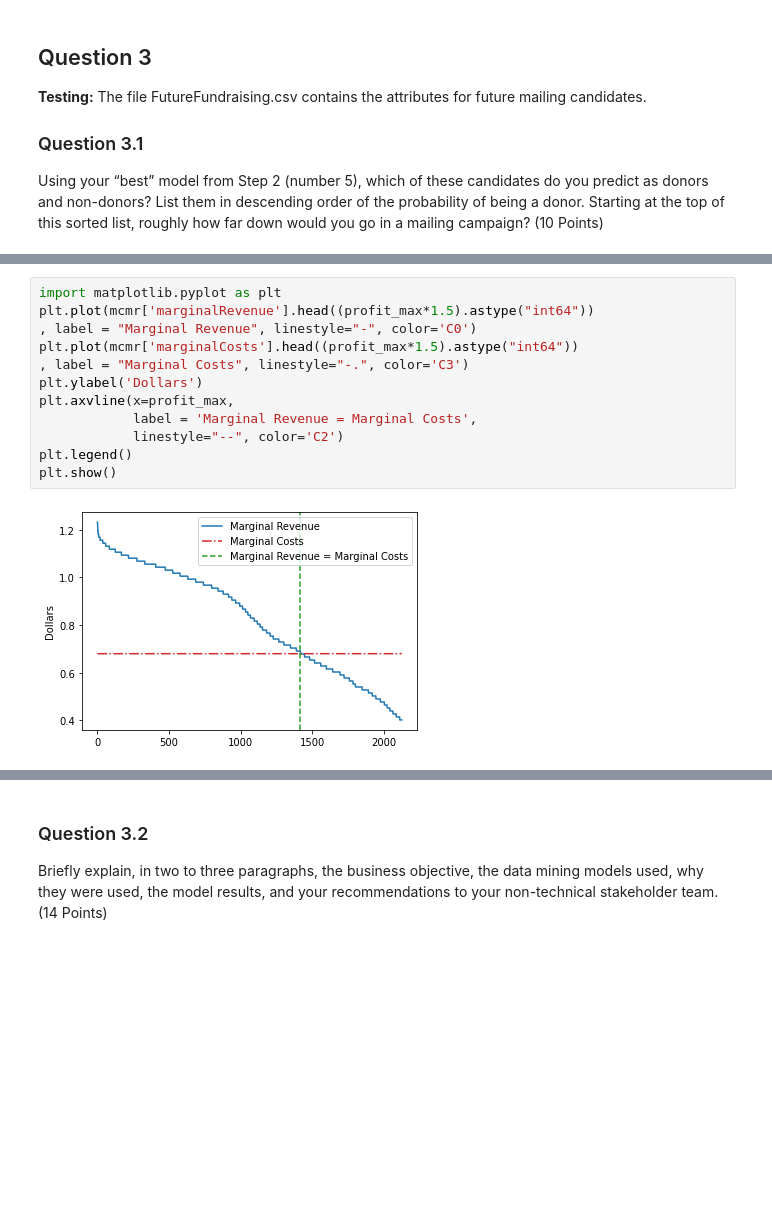
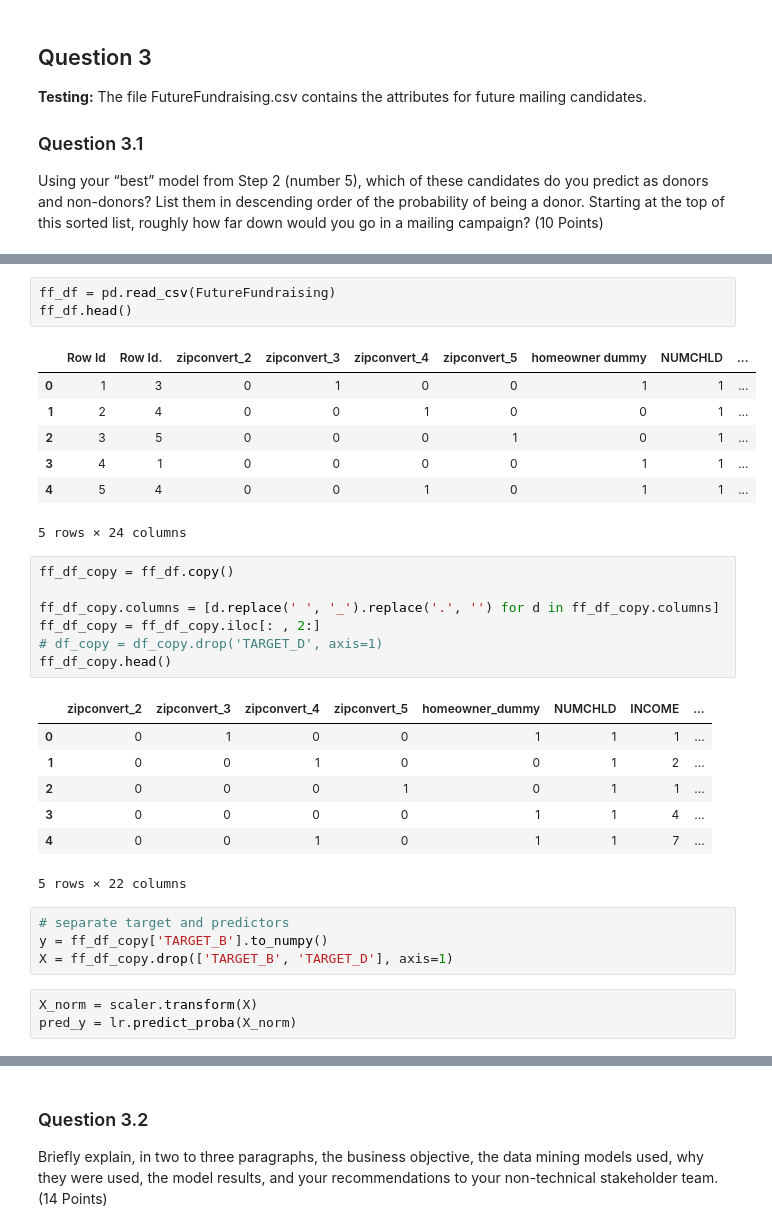
Before and after one commit to zachfreitas/ADS_505_Applied_Data_Sci_for_Business-, a Jupyter notebook: Module_4/Assignment_4/Assignment_4.ipynb, the cells around one changed output, grey strips where cells are left out. Cells and saved outputs as stored; diff of their text form; blank space fills up the shorter version.

```diff
--- a/Module_4/Assignment_4/Assignment_4.ipynb
+++ b/Module_4/Assignment_4/Assignment_4.ipynb
@@ -480,14 +443,33 @@ plt.show()
-# %%
-import matplotlib.pyplot as plt
-plt.plot(mcmr['marginalRevenue'].head((profit_max*1.5).astype("int64"))
-, label = "Marginal Revenue", linestyle="-", color='C0')
-plt.plot(mcmr['marginalCosts'].head((profit_max*1.5).astype("int64"))
-, label = "Marginal Costs", linestyle="-.", color='C3')
-plt.ylabel('Dollars')
-plt.axvline(x=profit_max,
-            label = 'Marginal Revenue = Marginal Costs',
-            linestyle="--", color='C2')
-plt.legend()
-plt.show()
-# %% [output]
-[figure, removed]
+# %%
+ff_df = pd.read_csv(FutureFundraising)
+ff_df.head()
+# %% [output]
+|  | Row Id | Row Id. | zipconvert_2 | zipconvert_3 | zipconvert_4 | zipconvert_5 | homeowner dummy | NUMCHLD | ... |
+| 0 | 1 | 3 | 0 | 1 | 0 | 0 | 1 | 1 | ... |
+| 1 | 2 | 4 | 0 | 0 | 1 | 0 | 0 | 1 | ... |
+| 2 | 3 | 5 | 0 | 0 | 0 | 1 | 0 | 1 | ... |
+| 3 | 4 | 1 | 0 | 0 | 0 | 0 | 1 | 1 | ... |
+| 4 | 5 | 4 | 0 | 0 | 1 | 0 | 1 | 1 | ... |
+5 rows × 24 columns
+# %%
+ff_df_copy = ff_df.copy()
+
+ff_df_copy.columns = [d.replace(' ', '_').replace('.', '') for d in ff_df_copy.columns]
+ff_df_copy = ff_df_copy.iloc[: , 2:]
+# df_copy = df_copy.drop('TARGET_D', axis=1)
+ff_df_copy.head()
+# %% [output]
+|  | zipconvert_2 | zipconvert_3 | zipconvert_4 | zipconvert_5 | homeowner_dummy | NUMCHLD | INCOME | ... |
+| 0 | 0 | 1 | 0 | 0 | 1 | 1 | 1 | ... |
+| 1 | 0 | 0 | 1 | 0 | 0 | 1 | 2 | ... |
+| 2 | 0 | 0 | 0 | 1 | 0 | 1 | 1 | ... |
+| 3 | 0 | 0 | 0 | 0 | 1 | 1 | 4 | ... |
+| 4 | 0 | 0 | 1 | 0 | 1 | 1 | 7 | ... |
+5 rows × 22 columns
+# %%
+# separate target and predictors
+y = ff_df_copy['TARGET_B'].to_numpy()
+X = ff_df_copy.drop(['TARGET_B', 'TARGET_D'], axis=1)
+# %%
+X_norm = scaler.transform(X)
+pred_y = lr.predict_proba(X_norm)
```
Also changed, not shown: parts of 19 cells of this notebook.
